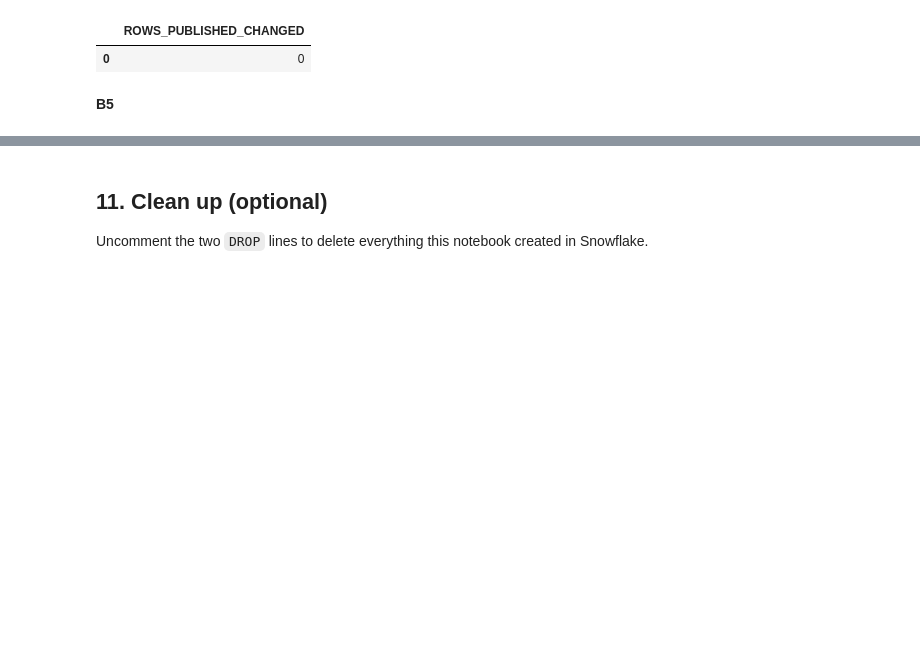
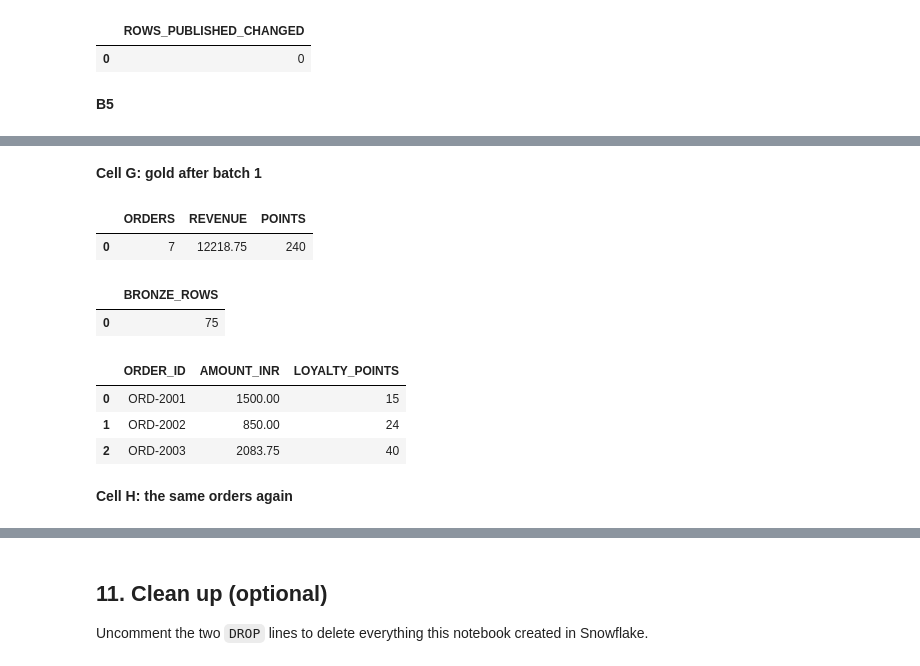
Before and after one commit to Manijitya30/freshcart-pipelines, a Jupyter notebook: elt/freshcart_elt_commented.ipynb, the cells around one changed output, grey strips where cells are left out. Saved outputs shown, nothing was run; the diff lists cells and outputs as text; code cells hidden in the pictures; blank space fills up the shorter version.

Commit message:
Add bonus: stream batch into the lakehouse

```diff
--- a/elt/freshcart_elt_commented.ipynb
+++ b/elt/freshcart_elt_commented.ipynb
@@ -1242,0 +1326,17 @@ GOLD: 4 orders, revenue ₹7785.00, 161 loyalty points
+# %% [markdown]
+**Cell G: gold after batch 1**
+# %%
+display(show("SELECT COUNT(*) AS orders, SUM(amount_inr) AS revenue, SUM(loyalty_points) AS points FROM gold.fct_orders"))
+display(show("SELECT COUNT(*) AS bronze_rows FROM bronze.orders_raw"))
+display(show("SELECT order_id, amount_inr, loyalty_points FROM gold.fct_orders WHERE order_id LIKE 'ORD-20%' ORDER BY order_id"))
+# %% [output]
+|  | ORDERS | REVENUE | POINTS |
+| 0 | 7 | 12218.75 | 240 |
+|  | BRONZE_ROWS |
+| 0 | 75 |
+|  | ORDER_ID | AMOUNT_INR | LOYALTY_POINTS |
+| 0 | ORD-2001 | 1500.00 | 15 |
+| 1 | ORD-2002 | 850.00 | 24 |
+| 2 | ORD-2003 | 2083.75 | 40 |
+# %% [markdown]
+**Cell H: the same orders again**
```
Also changed, not shown: parts of 40 cells of this notebook.
